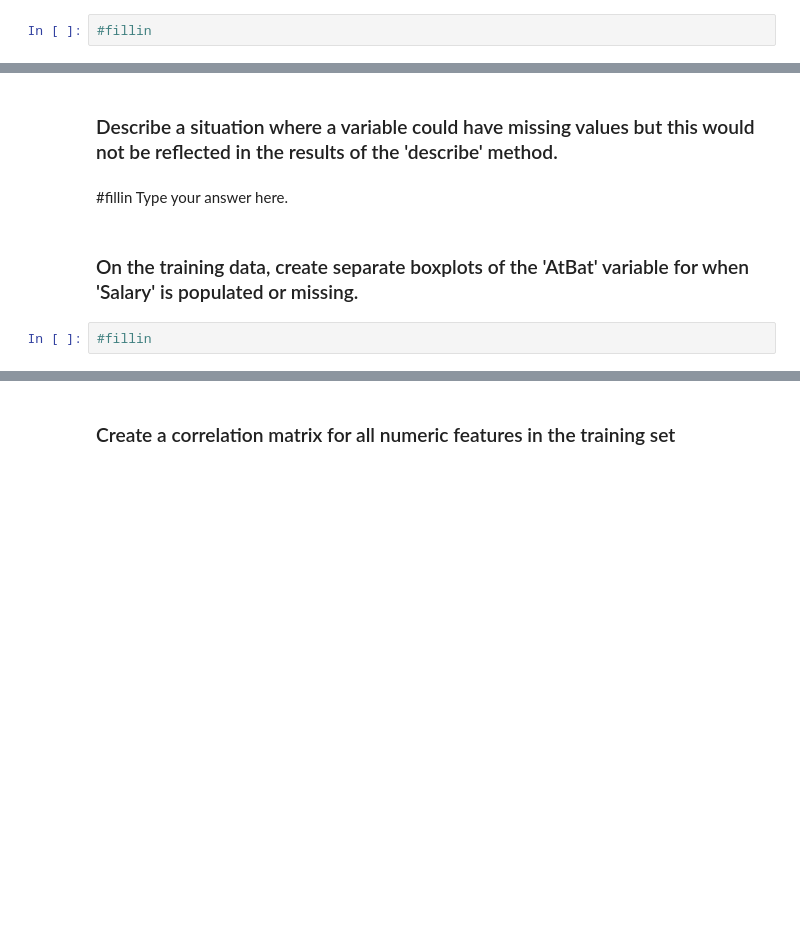
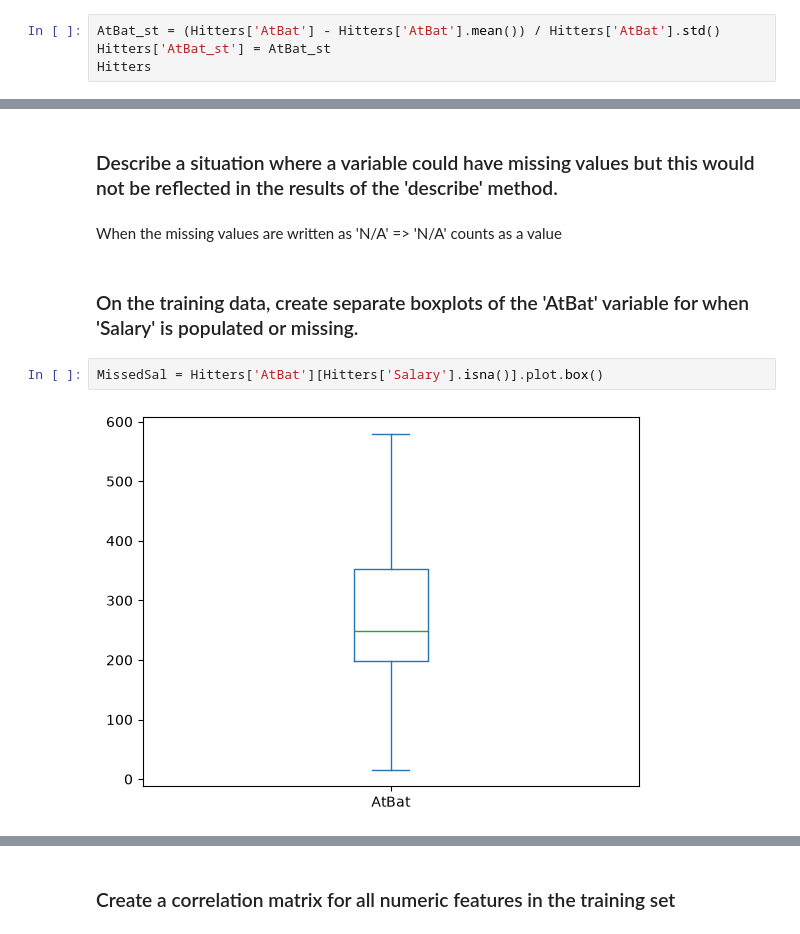
Before and after one commit to benjiezastavker-star/code_2600, a Jupyter notebook: mod03_eda.ipynb, the cells around one changed output, grey strips where cells are left out. Drawn from its saved outputs; the diff is of its cells as text; blank space fills up the shorter version.

```diff
--- a/mod03_eda.ipynb
+++ b/mod03_eda.ipynb
@@ -133,4 +148,6 @@ for j in range(len(subset.columns)):
 # %% [markdown]
 ### Let's standardize the AtBat feature (i.e., normalize by z-scores). We'll create a new column in the training data called 'AtBat_st' to represent this.
 # %%
-#fillin
+AtBat_st = (Hitters['AtBat'] - Hitters['AtBat'].mean()) / Hitters['AtBat'].std()
+Hitters['AtBat_st'] = AtBat_st
+Hitters
@@ -147,8 +194,10 @@ Hint: the 'len' magic method returns the number of rows of a dataFrame.
 # %% [markdown]
 ### Describe a situation where a variable could have missing values but this would not be reflected in the results of the 'describe' method.
 # %% [markdown]
-#fillin Type your answer here.
+When the missing values are written as 'N/A' => 'N/A' counts as a value
 # %% [markdown]
 ### On the training data, create separate boxplots of the 'AtBat' variable for when 'Salary' is populated or missing.
 # %%
-#fillin
+MissedSal = Hitters['AtBat'][Hitters['Salary'].isna()].plot.box()
+# %% [output]
+[figure, added]
```
Also changed, not shown: parts of 13 cells of this notebook.
